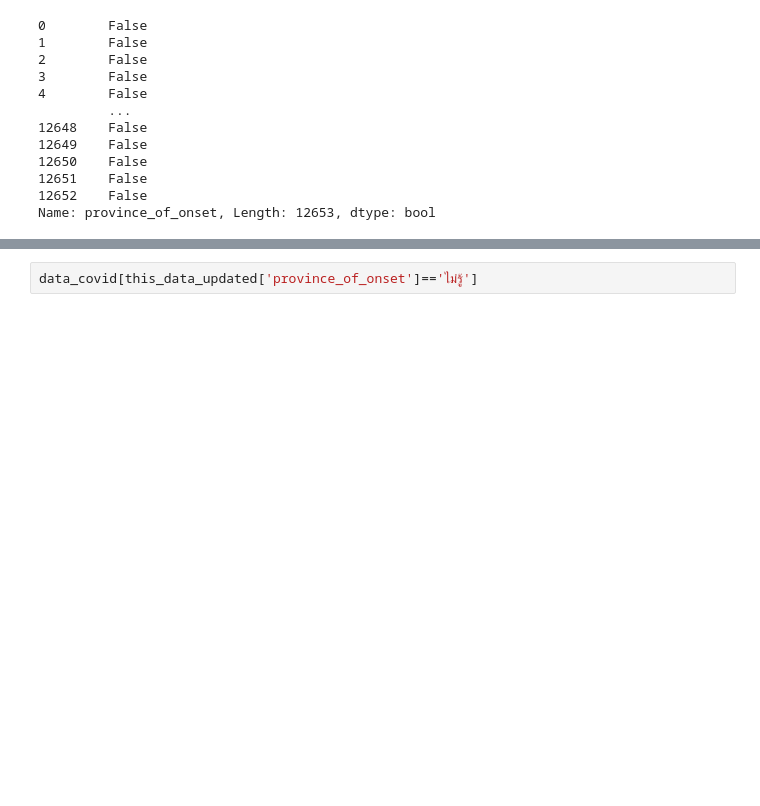
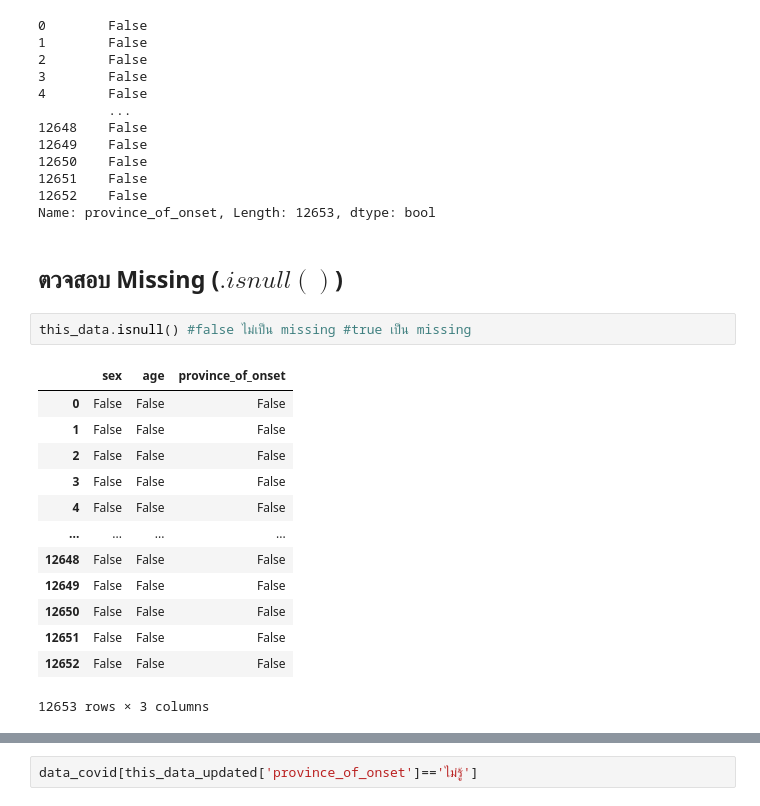
Before and after one commit to pondbaahh/data_viz_2022, a Jupyter notebook: Pandas101.ipynb, the cells around one changed output, grey strips where cells are left out. Cells and saved outputs as stored; diff of their text form; blank space fills up the shorter version.

```diff
--- a/Pandas101.ipynb
+++ b/Pandas101.ipynb
@@ -587,3 +619,21 @@ this_data_updated['province_of_onset']=='ไม่รู้'
 12651    False
 12652    False
 Name: province_of_onset, Length: 12653, dtype: bool
+# %% [markdown]
+## ตวจสอบ Missing ($.isnull()$)
+# %%
+this_data.isnull() #false ไม่เป็น missing #true เป็น missing
+# %% [output]
+|  | sex | age | province_of_onset |
+| 0 | False | False | False |
+| 1 | False | False | False |
+| 2 | False | False | False |
+| 3 | False | False | False |
+| 4 | False | False | False |
+| ... | ... | ... | ... |
+| 12648 | False | False | False |
+| 12649 | False | False | False |
+| 12650 | False | False | False |
+| 12651 | False | False | False |
+| 12652 | False | False | False |
+12653 rows × 3 columns
```
Also changed, not shown: parts of 8 cells of this notebook.
